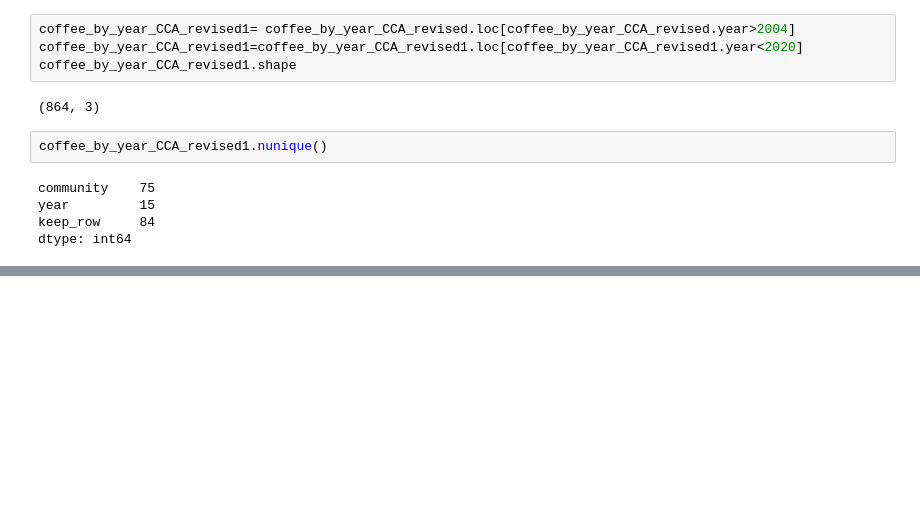
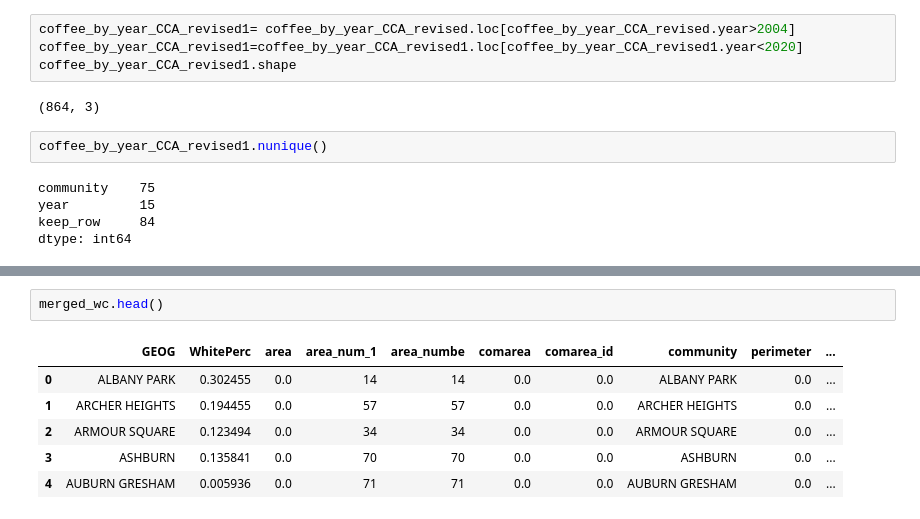
Before and after one commit to sarwaridas/ChicagoCrimes, a Jupyter notebook: 01_datawrangling/coffee_shop_GIS.ipynb, the cells around one changed output, grey strips where cells are left out. Drawn from its saved outputs; the diff is of its cells as text; blank space fills up the shorter version.

```diff
--- a/01_datawrangling/coffee_shop_GIS.ipynb
+++ b/01_datawrangling/coffee_shop_GIS.ipynb
@@ -172,0 +167,9 @@ dtype: int64
+# %%
+merged_wc.head()
+# %% [output]
+|  | GEOG | WhitePerc | area | area_num_1 | area_numbe | comarea | comarea_id | community | perimeter | ... |
+| 0 | ALBANY PARK | 0.302455 | 0.0 | 14 | 14 | 0.0 | 0.0 | ALBANY PARK | 0.0 | ... |
+| 1 | ARCHER HEIGHTS | 0.194455 | 0.0 | 57 | 57 | 0.0 | 0.0 | ARCHER HEIGHTS | 0.0 | ... |
+| 2 | ARMOUR SQUARE | 0.123494 | 0.0 | 34 | 34 | 0.0 | 0.0 | ARMOUR SQUARE | 0.0 | ... |
+| 3 | ASHBURN | 0.135841 | 0.0 | 70 | 70 | 0.0 | 0.0 | ASHBURN | 0.0 | ... |
+| 4 | AUBURN GRESHAM | 0.005936 | 0.0 | 71 | 71 | 0.0 | 0.0 | AUBURN GRESHAM | 0.0 | ... |
```
Also changed, not shown: parts of 14 cells of this notebook, 6 other files.
